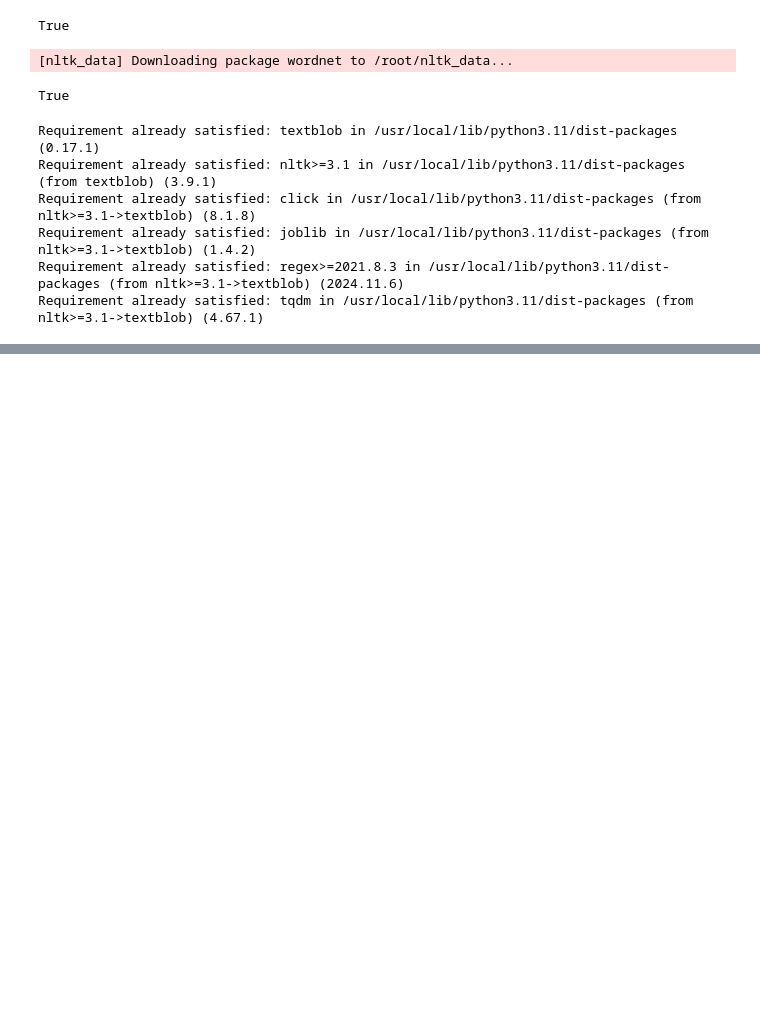
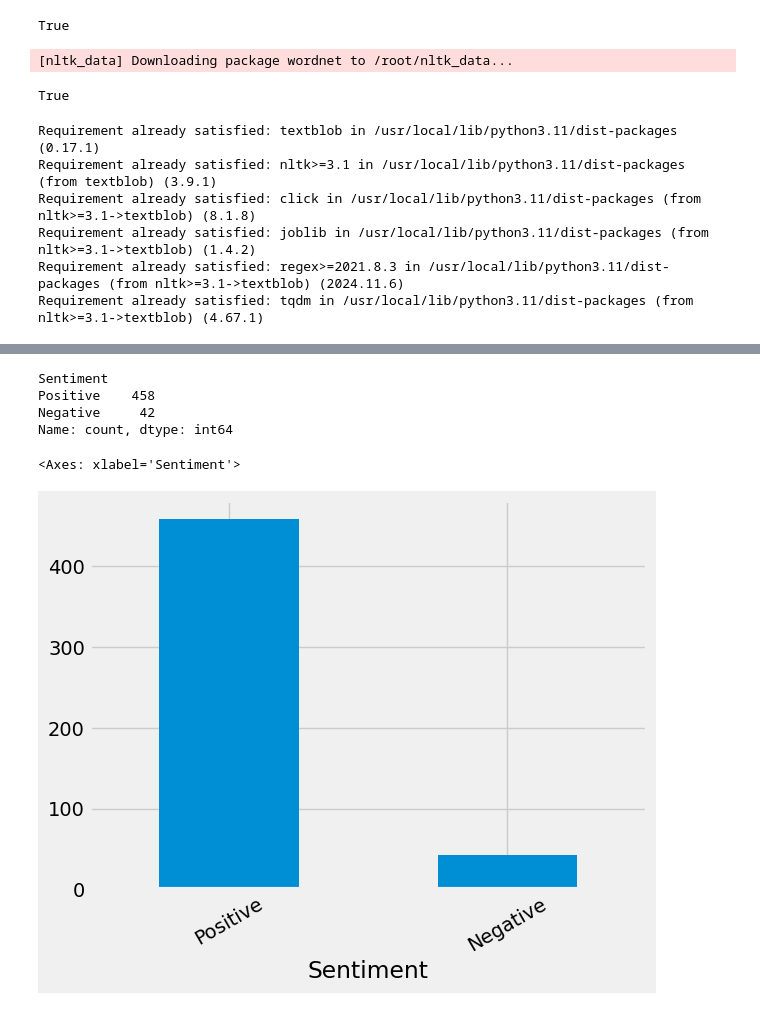
Before and after one commit to Mnandini19-crt/AD_NLP, a Jupyter notebook: 14_sentiment_Analysis.ipynb, the cells around one changed output, grey strips where cells are left out. Drawn from its saved outputs; the diff is of its cells as text; code cells hidden in the pictures; blank space fills up the shorter version.

```diff
--- a/14_sentiment_Analysis.ipynb
+++ b/14_sentiment_Analysis.ipynb
@@ -78,0 +170,17 @@ score_5 = reviews[reviews['Score'] == 1].sample(n=18)
+# %%
+import seaborn as sns
+from vaderSentiment.vaderSentiment import SentimentIntensityAnalyzer
+plt.style.use('fivethirtyeight')
+# Function for getting the sentiment
+cp = sns.color_palette()
+
+analyzer = SentimentIntensityAnalyzer()
+
+# Generating sentiment for all the sentence present in the dataset
+emptyline=[]
+for row in df['Text']:
+    vs=analyzer.polarity_scores(row)
+    emptyline.append(vs)
+# %%
+df_sentiment=pd.DataFrame(emptyline)
+df_sentiment.head()
@@ -78,0 +194,3 @@ score_5 = reviews[reviews['Score'] == 1].sample(n=18)
+# %%
+df_c = pd.concat([df.reset_index(drop=True), df_sentiment], axis=1)
+df_c.head(3)
@@ -78,0 +202,3 @@ score_5 = reviews[reviews['Score'] == 1].sample(n=18)
+# %%
+df_c['Sentiment'] = np.where(df_c['compound'] >= 0, 'Positive', 'Negative')
+df_c.head(3)
@@ -78,0 +210,11 @@ score_5 = reviews[reviews['Score'] == 1].sample(n=18)
+# %%
+result=df_c['Sentiment'].value_counts()
+print(result)
+result.plot(kind='bar', rot=30)
+# %% [output]
+Sentiment
+Positive    458
+Negative     42
+Name: count, dtype: int64
+<Axes: xlabel='Sentiment'>
+[figure, added]
```
Also changed, not shown: parts of 11 cells of this notebook.
